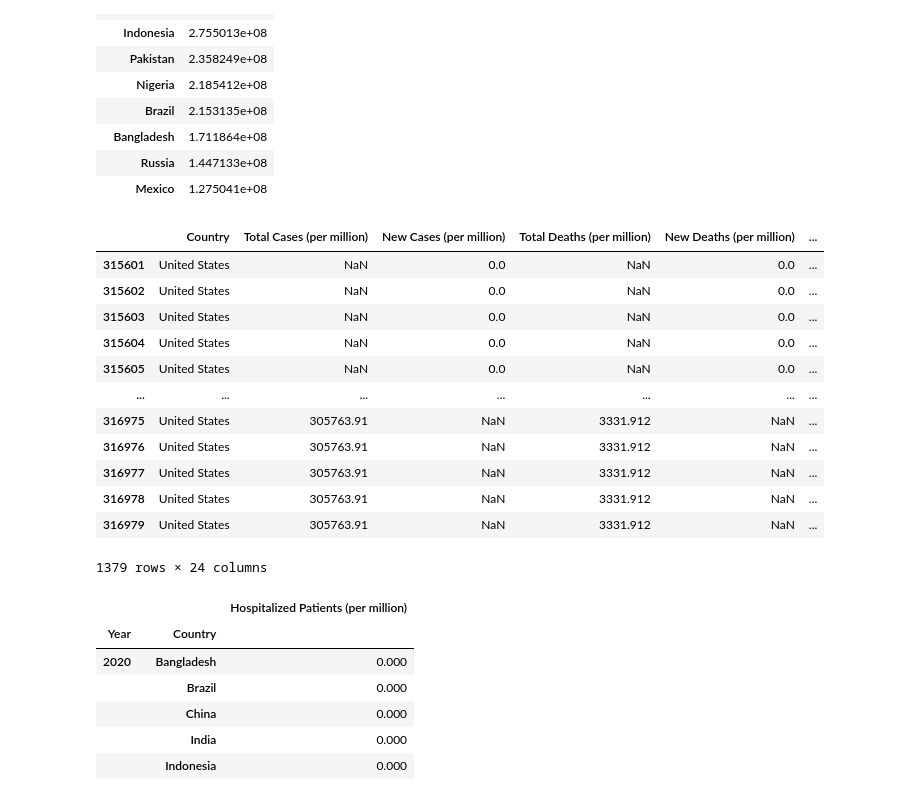
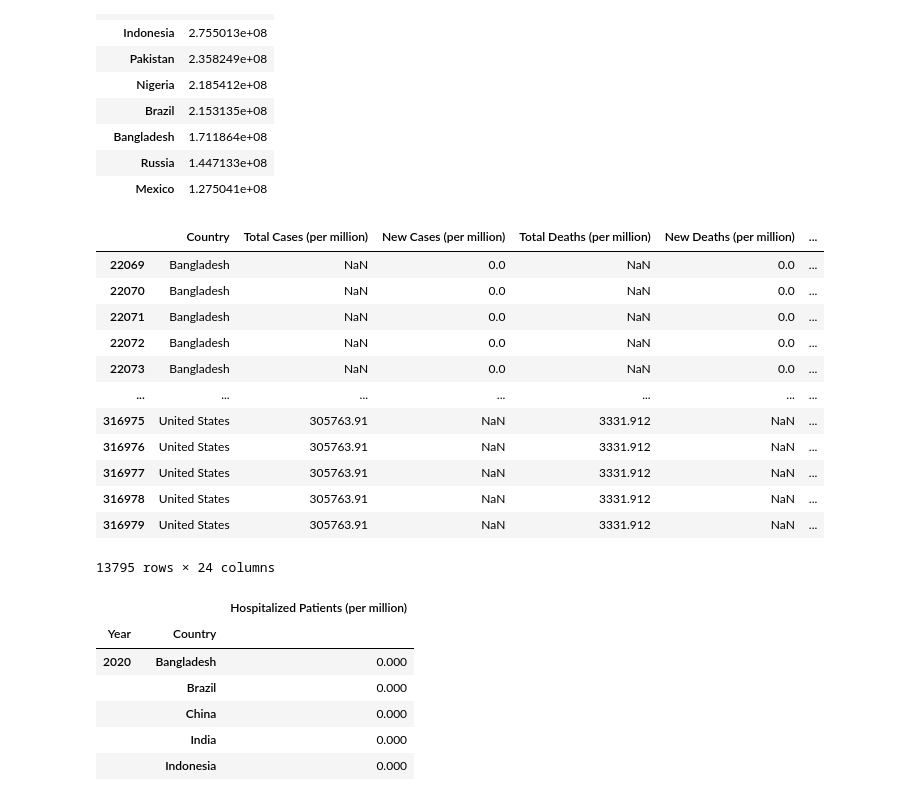
Before and after one commit to ss0ryan0/project1_group7, a Jupyter notebook: Code/project1_group7.ipynb, the cells around one changed output. Drawn from its saved outputs; the diff is of its cells as text; code cells hidden in the pictures.

```diff
--- a/Code/project1_group7.ipynb
+++ b/Code/project1_group7.ipynb
@@ -162,46 +162,46 @@ final_df_top_10 = top_10_countries.rename(columns={
     "total_cases_per_million": "Total Cases (per million)",
     "new_cases_per_million": "New Cases (per million)",
     "total_deaths_per_million": "Total Deaths (per million)",
     "new_deaths_per_million": "New Deaths (per million)",
     "icu_patients_per_million": "ICU Patients (per million)",
     "hosp_patients_per_million": "Hospitalized Patients (per million)",
     "total_tests_per_thousand": "Total Tests (per thousand)",
     "positive_rate": "Positive Rate",
     "total_vaccinations_per_hundred": "Total Vaccinations (per hundred)",
     "people_vaccinated_per_hundred": "People Vaccinated (per hundred)",
     "people_fully_vaccinated_per_hundred": "People Fully Vaccinated (per hundred)",
     "total_boosters_per_hundred": "Total Boosters (per hundred)",
     "new_vaccinations": "New Vaccinations",
     "median_age": "Median Age",
     "aged_65_older": "Aged Over 65",
     "aged_70_older": "Aged Over 70",
     "cardiovasc_death_rate": "Poor Cardiovascular Death Rate",
     "diabetes_prevalence": "Diabetes Prevalence",
     "female_smokers": "Female Smokers",
     "male_smokers": "Male Smokers",
     "population": "Total Population",
     "month": "Month",
     "year": "Year"
 })
 
 # making a data frame containing only data from United States
 final_df_US = final_df_top_10.loc[final_df_top_10["Country"] == "United States", :]
 
-final_df_US
+final_df_top_10
 # %% [output]
 |  | Country | Total Cases (per million) | New Cases (per million) | Total Deaths (per million) | New Deaths (per million) | ... |
-| 315601 | United States | NaN | 0.0 | NaN | 0.0 | ... |
-| 315602 | United States | NaN | 0.0 | NaN | 0.0 | ... |
-| 315603 | United States | NaN | 0.0 | NaN | 0.0 | ... |
-| 315604 | United States | NaN | 0.0 | NaN | 0.0 | ... |
-| 315605 | United States | NaN | 0.0 | NaN | 0.0 | ... |
+| 22069 | Bangladesh | NaN | 0.0 | NaN | 0.0 | ... |
+| 22070 | Bangladesh | NaN | 0.0 | NaN | 0.0 | ... |
+| 22071 | Bangladesh | NaN | 0.0 | NaN | 0.0 | ... |
+| 22072 | Bangladesh | NaN | 0.0 | NaN | 0.0 | ... |
+| 22073 | Bangladesh | NaN | 0.0 | NaN | 0.0 | ... |
 | ... | ... | ... | ... | ... | ... | ... |
 | 316975 | United States | 305763.91 | NaN | 3331.912 | NaN | ... |
 | 316976 | United States | 305763.91 | NaN | 3331.912 | NaN | ... |
 | 316977 | United States | 305763.91 | NaN | 3331.912 | NaN | ... |
 | 316978 | United States | 305763.91 | NaN | 3331.912 | NaN | ... |
 | 316979 | United States | 305763.91 | NaN | 3331.912 | NaN | ... |
-1379 rows × 24 columns
+13795 rows × 24 columns
 # %%
 # creating a data frame of hospitalizations overtime based on location
 ## going to make two data frames one of top 10 countries and one soley United States
```
Also changed, not shown: parts of 3 cells of this notebook.
